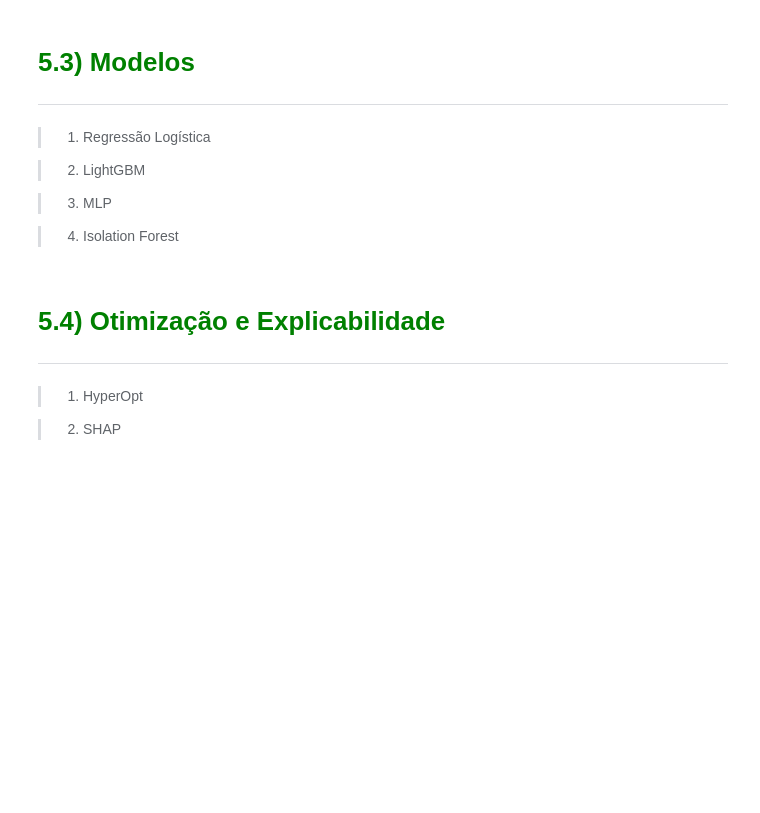
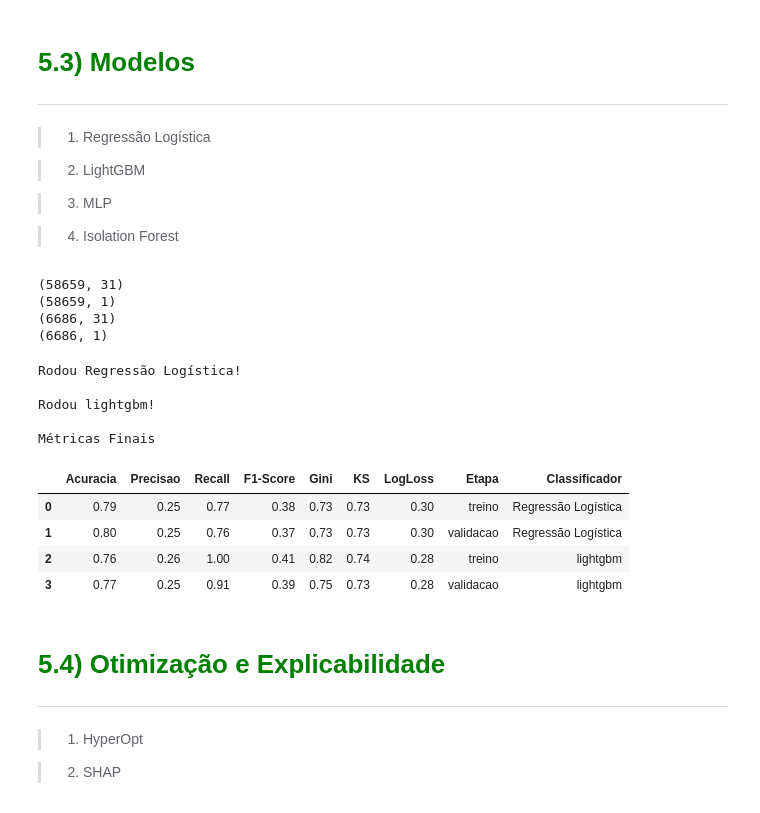
Before and after one commit to leonardovargas10/Modelo_Deteccao_Fraude, a Jupyter notebook: modelo.ipynb, the cells around one changed output. Cells and saved outputs as stored; diff of their text form; code cells hidden in the pictures; blank space fills up the shorter version.

```diff
--- a/modelo.ipynb
+++ b/modelo.ipynb
@@ -1118,3 +1140,20 @@ df_oot = df_model_final.loc[df_model_final["safra"].isin(["12"])]
 > 3. MLP
 
 > 4. Isolation Forest
+# %%
+x_train = separa_feature_target(target, key_cols, df_train)[0]
+y_train = separa_feature_target(target, key_cols, df_train)[1]
+
+x_valid = separa_feature_target(target, key_cols, df_valid)[0]
+y_valid = separa_feature_target(target, key_cols, df_valid)[1]
+
+print(x_train.shape)
+print(y_train.shape)
+
+print(x_valid.shape)
+print(y_valid.shape)
+# %% [output]
+(58659, 31)
+(58659, 1)
+(6686, 31)
+(6686, 1)
@@ -1121,3 +1315,49 @@ df_oot = df_model_final.loc[df_model_final["safra"].isin(["12"])]
+# %%
+#Regressão Logística
+reg_logistic, y_predict_train_reg_logistic, y_predict_valid_reg_logistic,  y_predict_proba_train_reg_logistic, y_predict_proba_valid_reg_logistic = Classificador(
+                                                                                                                                                    'Regressão Logística',
+                                                                                                                                                    target,
+                                                                                                                                                    x_train,
+                                                                                                                                                    y_train,
+                                                                                                                                                    x_valid,
+                                                                                                                                                    y_valid,
+                                                                                                                                                    5)
+metricas_reg_logistic = metricas_classificacao('Regressão Logística', y_train, y_predict_train_reg_logistic, y_valid, y_predict_valid_reg_logistic, y_predict_proba_train_reg_logistic, y_predict_proba_valid_reg_logistic, 'treino', 'validacao')
+print('Rodou Regressão Logística!')
+print()
+
+# lightgbm
+lightgbm, y_predict_train_lightgbm, y_predict_valid_lightgbm, y_predict_proba_train_lightgbm, y_predict_proba_valid_lightgbm = Classificador(
+                                                                                                                        'LightGBM',
+                                                                                                                        target,
+                                                                                                                        x_train,
+                                                                                                                        y_train,
+                                                                                                                        x_valid,
+                                                                                                                        y_valid,
+                                                                                                                        5)
+metricas_lightgbm = metricas_classificacao('lightgbm', y_train, y_predict_train_lightgbm, y_valid, y_predict_valid_lightgbm, y_predict_proba_train_lightgbm, y_predict_proba_valid_lightgbm, 'treino', 'validacao')
+print('Rodou lightgbm!')
+print()
+
+print('Métricas Finais')
+metricas_finais = metricas_classificacao_modelos_juntos(
+     [
+         metricas_reg_logistic,
+         metricas_lightgbm
+     ]
+)
+display(metricas_finais)
+# %% [output]
+Rodou Regressão Logística!
+
+Rodou lightgbm!
+
+Métricas Finais
+|  | Acuracia | Precisao | Recall | F1-Score | Gini | KS | LogLoss | Etapa | Classificador |
+| 0 | 0.79 | 0.25 | 0.77 | 0.38 | 0.73 | 0.73 | 0.30 | treino | Regressão Logística |
+| 1 | 0.80 | 0.25 | 0.76 | 0.37 | 0.73 | 0.73 | 0.30 | validacao | Regressão Logística |
+| 2 | 0.76 | 0.26 | 1.00 | 0.41 | 0.82 | 0.74 | 0.28 | treino | lightgbm |
+| 3 | 0.77 | 0.25 | 0.91 | 0.39 | 0.75 | 0.73 | 0.28 | validacao | lightgbm |
 # %% [markdown]
 # <font color='green' style='font-size: 30px;'> 5.4) Otimização e Explicabilidade </font>
 <hr style='border: 2px solid green;'>
```
Also changed, not shown: parts of 12 cells of this notebook, 1 other file.
